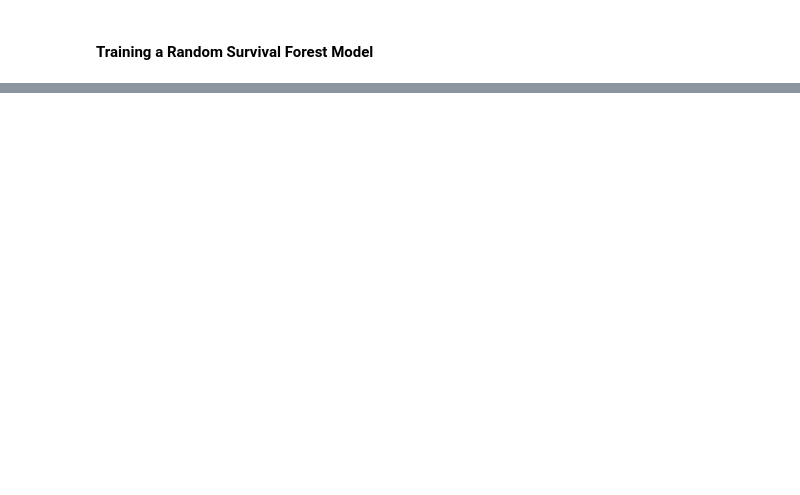
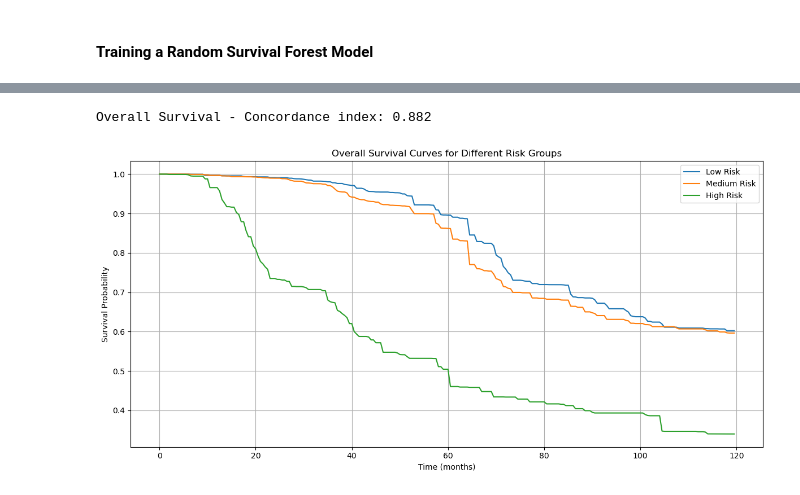
Before and after one commit to galen-topper/CS229-ML-Project, a Jupyter notebook: cs229_project.ipynb, the cells around one changed output, grey strips where cells are left out. Saved outputs shown, nothing was run; the diff lists cells and outputs as text; code cells hidden in the pictures; blank space fills up the shorter version.

```diff
--- a/cs229_project.ipynb
+++ b/cs229_project.ipynb
@@ -759,0 +669,79 @@ Cross-validation concordance index: 0.865 ± 0.010
+# %%
+data = pd.read_csv('merged_clinical_genomic_data.csv')
+
+y_os = np.array(
+    [(str(status).strip().lower() == "deceased", float(time))
+     for status, time in zip(data["Patient's Vital Status"], data["Overall Survival (Months)"])],
+    dtype=[("event", "bool"), ("time", "float")]
+)
+valid_os_indices = ~np.isnan(data["Overall Survival (Months)"])
+y_os = y_os[valid_os_indices]
+data_os = data.loc[valid_os_indices]
+
+X_os = data_os[features_to_include]
+
+X_os = pd.get_dummies(X_os, drop_first=True)
+X_os = X_os.fillna(X_os.median())
+X_train_os, X_test_os, y_train_os, y_test_os = train_test_split(X_os, y_os, test_size=0.2, random_state=42)
+
+random_forest_os = RandomSurvivalForest(
+    n_estimators=200,
+    min_samples_split=10,
+    min_samples_leaf=5,
+    max_features="sqrt",
+    max_depth=None,
+    n_jobs=-1,
+    random_state=42
+)
+random_forest_os.fit(X_train_os, y_train_os)
+
+c_index_os = concordance_index_censored(y_test_os["event"], y_test_os["time"], random_forest_os.predict(X_test_os))
+print(f"Overall Survival - Concordance index: {c_index_os[0]:.3f}")
+
+test_pred_os = random_forest_os.predict(X_test_os)
+risk_scores_os = pd.Series(test_pred_os)
+risk_groups_os = pd.qcut(risk_scores_os, 3, labels=['Low Risk', 'Medium Risk', 'High Risk'])
+
+plt.figure(figsize=(12, 6))
+times = np.arange(0, 120, 0.5)
+
+for risk_group in ['Low Risk', 'Medium Risk', 'High Risk']:
+    indices = np.where(risk_groups_os == risk_group)[0]
+
+    if len(indices) > 0:
+        sample_idx = indices[0]
+        patient_features = X_test_os.iloc[sample_idx:sample_idx+1]
+
+        survival_func = random_forest_os.predict_survival_function(patient_features)[0]
+        survival_probs = survival_func(times)
+
+        plt.plot(times, survival_probs, label=f"{risk_group}")
+
+plt.xlabel('Time (months)')
+plt.ylabel('Survival Probability')
+plt.title('Overall Survival Curves for Different Risk Groups')
+plt.grid(True)
+plt.legend()
+plt.tight_layout()
+plt.show()
+
+print("\nCross-validation Results:")
+
+k_fold = KFold(n_splits=5, shuffle=True, random_state=42)
+cv_scores_os = []
+
+for train_idx, test_idx in k_fold.split(X_os):
+    X_train_cv, X_test_cv = X_os.iloc[train_idx], X_os.iloc[test_idx]
+    y_train_cv, y_test_cv = y_os[train_idx], y_os[test_idx]
+
+    rsf_cv = RandomSurvivalForest(n_estimators=100, min_samples_split=10, random_state=42)
+    rsf_cv.fit(X_train_cv, y_train_cv)
+
+    pred_cv = rsf_cv.predict(X_test_cv)
+    c_index_cv = concordance_index_censored(y_test_cv["event"], y_test_cv["time"], pred_cv)
+    cv_scores_os.append(c_index_cv[0])
+
+print(f"Overall Survival CV concordance index: {np.mean(cv_scores_os):.3f} ± {np.std(cv_scores_os):.3f}")
+# %% [output]
+Overall Survival - Concordance index: 0.882
+[figure, added]
```
Also changed, not shown: parts of 10 cells of this notebook, 1 other file.
